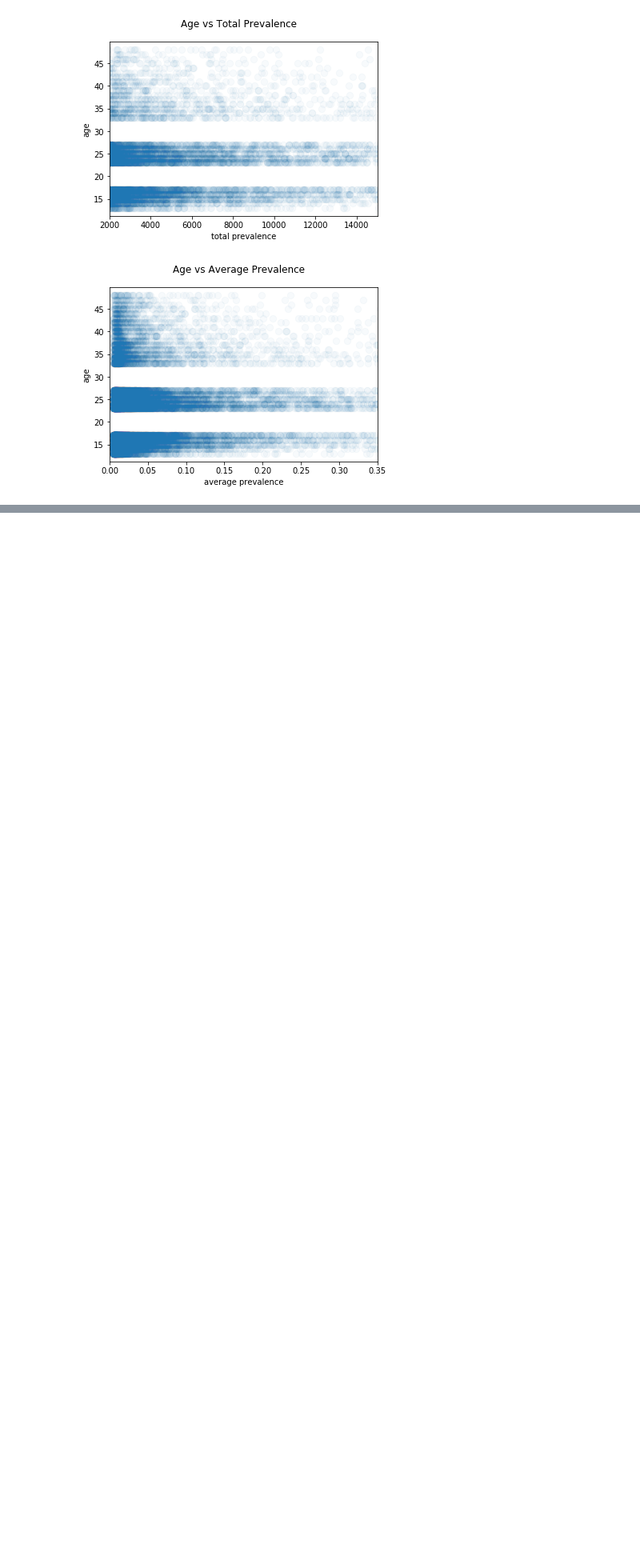
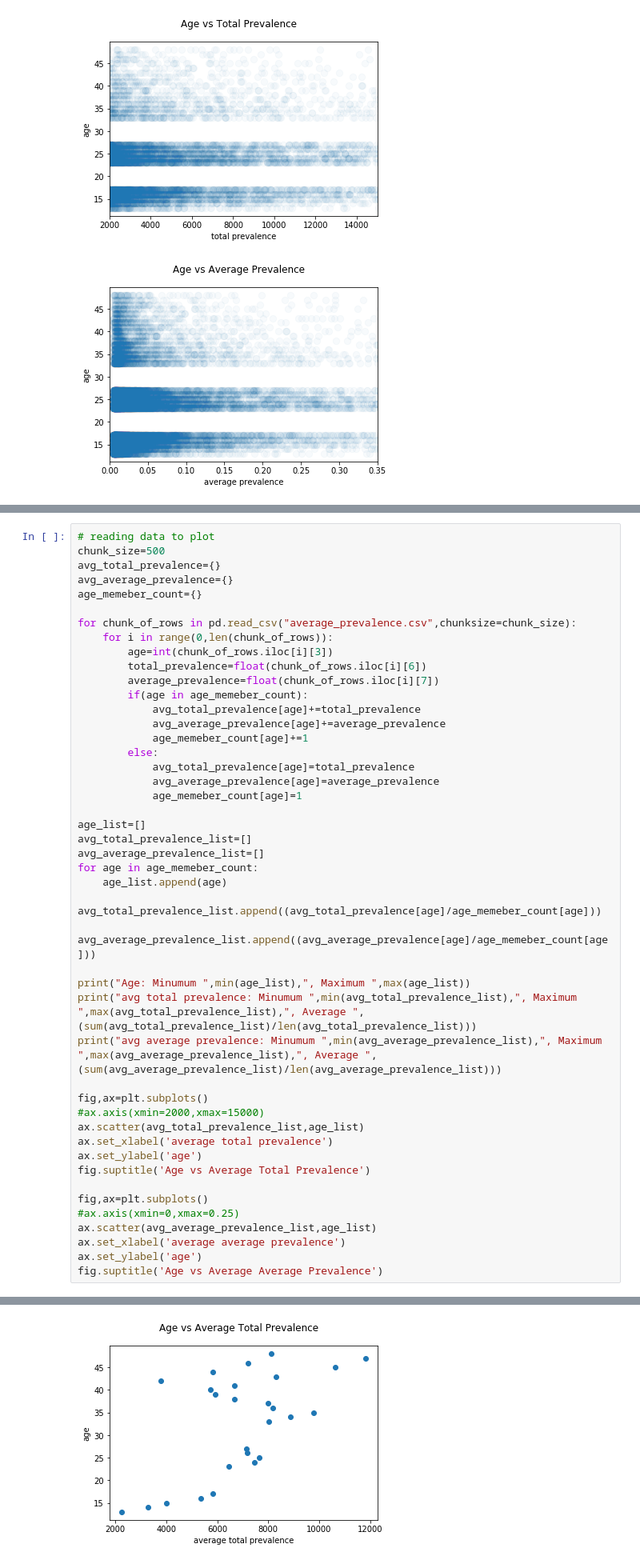
Before and after one commit to tausy/Text-Analytics, a Jupyter notebook: src/Small Matrix.ipynb, the cells around one changed output, grey strips where cells are left out. Shown at 80% size. Saved outputs shown, nothing was run; the diff lists cells and outputs as text; blank space fills up the shorter version.

Commit message:
updated file to plot scores averaged for age

```diff
--- a/src/Small Matrix.ipynb
+++ b/src/Small Matrix.ipynb
@@ -146,0 +149,47 @@ Text(0.5, 0.98, 'Age vs Average Prevalence')
+# %%
+# reading data to plot
+chunk_size=500
+avg_total_prevalence={}
+avg_average_prevalence={}
+age_memeber_count={}
+
+for chunk_of_rows in pd.read_csv("average_prevalence.csv",chunksize=chunk_size):
+    for i in range(0,len(chunk_of_rows)):
+        age=int(chunk_of_rows.iloc[i][3])
+        total_prevalence=float(chunk_of_rows.iloc[i][6])
+        average_prevalence=float(chunk_of_rows.iloc[i][7])
+        if(age in age_memeber_count):
+            avg_total_prevalence[age]+=total_prevalence
+            avg_average_prevalence[age]+=average_prevalence
+            age_memeber_count[age]+=1
+        else:
+            avg_total_prevalence[age]=total_prevalence
+            avg_average_prevalence[age]=average_prevalence
+            age_memeber_count[age]=1
+
+age_list=[]
+avg_total_prevalence_list=[]
+avg_average_prevalence_list=[]
+for age in age_memeber_count:
+    age_list.append(age)
+    avg_total_prevalence_list.append((avg_total_prevalence[age]/age_memeber_count[age]))
+    avg_average_prevalence_list.append((avg_average_prevalence[age]/age_memeber_count[age]))
+
+print("Age: Minumum ",min(age_list),", Maximum ",max(age_list))
+print("avg total prevalence: Minumum ",min(avg_total_prevalence_list),", Maximum ",max(avg_total_prevalence_list),", Average ",(sum(avg_total_prevalence_list)/len(avg_total_prevalence_list)))
+print("avg average prevalence: Minumum ",min(avg_average_prevalence_list),", Maximum ",max(avg_average_prevalence_list),", Average ",(sum(avg_average_prevalence_list)/len(avg_average_prevalence_list)))
+
+fig,ax=plt.subplots()
+#ax.axis(xmin=2000,xmax=15000)
+ax.scatter(avg_total_prevalence_list,age_list)
+ax.set_xlabel('average total prevalence')
+ax.set_ylabel('age')
+fig.suptitle('Age vs Average Total Prevalence')
+
+fig,ax=plt.subplots()
+#ax.axis(xmin=0,xmax=0.25)
+ax.scatter(avg_average_prevalence_list,age_list)
+ax.set_xlabel('average average prevalence')
+ax.set_ylabel('age')
+fig.suptitle('Age vs Average Average Prevalence')
+# %% [output]
@@ -146,0 +200 @@ Text(0.5, 0.98, 'Age vs Average Prevalence')
+[figure, added]
```
Also changed, not shown: parts of 2 cells of this notebook.
